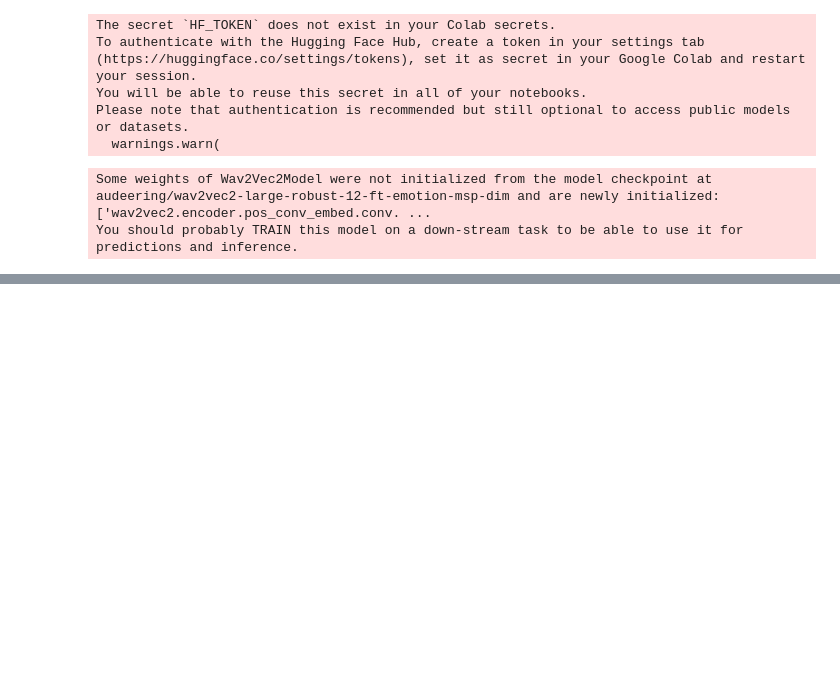
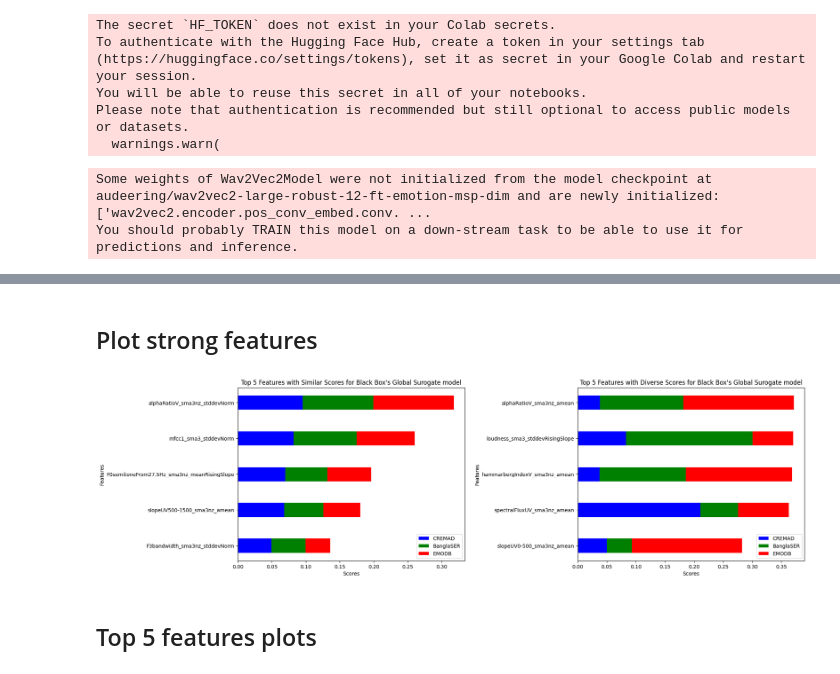
Before and after one commit to Captaindoggo/CUSSer, a Jupyter notebook: wav2vec_emotion_classifier.ipynb, the cells around one changed output, grey strips where cells are left out. Cells and saved outputs as stored; diff of their text form; code cells hidden in the pictures; blank space fills up the shorter version.

```diff
--- a/wav2vec_emotion_classifier.ipynb
+++ b/wav2vec_emotion_classifier.ipynb
@@ -448,0 +1027,19 @@ trainer.fit(cls, trainloader, valloader)
+# %% [markdown]
+## Plot strong features
+# %%
+ebm_crema_global = ebm_crema.explain_global().data()
+ebm_emodb_global = ebm_emodb.explain_global().data()
+ebm_banglaser_global = ebm_banglaser.explain_global().data()
+# %%
+datasets = [ebm_crema_global, ebm_banglaser_global, ebm_emodb_global]
+# %%
+dataset_labels = ['CREMAD', 'BanglaSER', 'EMODB']
+# %%
+colors = ['blue', 'green', 'red']
+# %%
+model_name = "Black Box's Global Surogate model"
+plot_top_feature_scores(datasets, dataset_labels, colors, model_name)
+# %% [output]
+[figure, added]
+# %% [markdown]
+## Top 5 features plots
```
Also changed, not shown: parts of 100 cells of this notebook, 7 other files.
